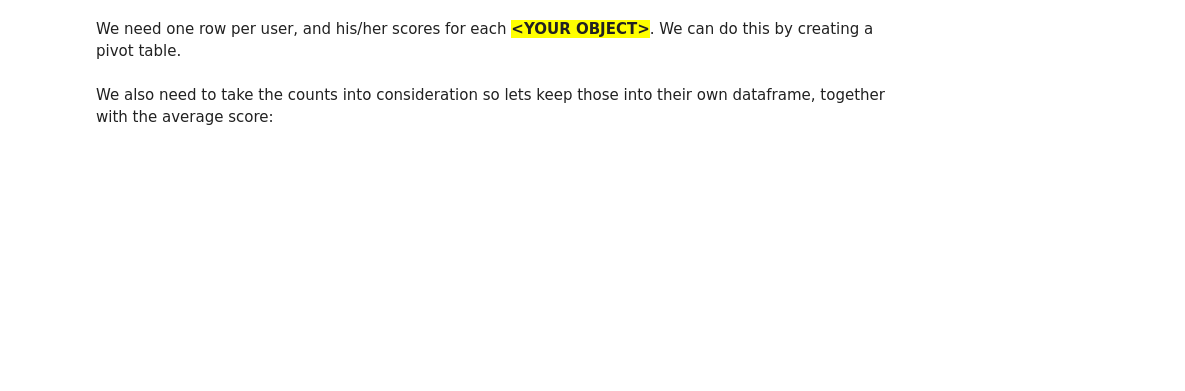
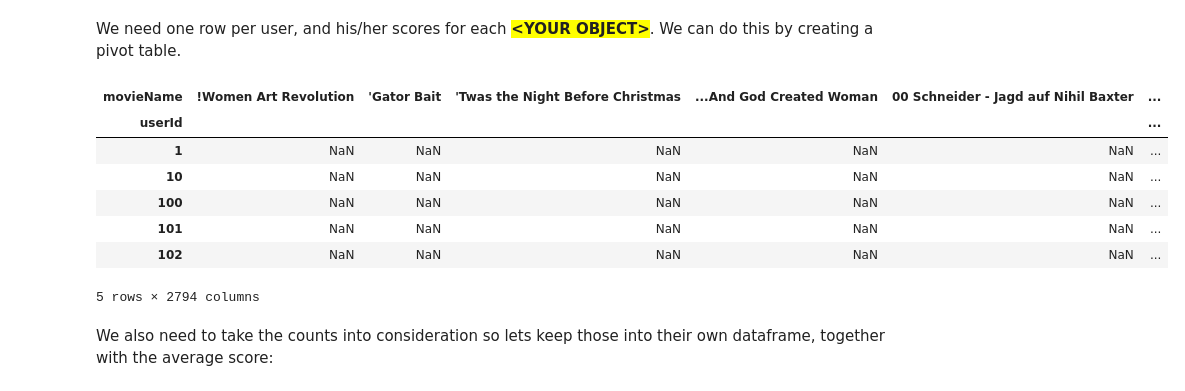
Before and after one commit to stephenpangga/Data-mining-and-statistics, a Jupyter notebook: Week 7/Assignment/DMS - S7 - Assignment 4 - Template (1).ipynb, the cells around one changed output. Drawn from its saved outputs; the diff is of its cells as text; code cells hidden in the pictures; blank space fills up the shorter version.

```diff
--- a/Week 7/Assignment/DMS - S7 - Assignment 4 - Template (1).ipynb
+++ b/Week 7/Assignment/DMS - S7 - Assignment 4 - Template (1).ipynb
@@ -61,3 +87,20 @@ We need one row per user, and his/her scores for each **<span style='background:
+# %%
+# issues with making a pivot due to rating value not being cable
+merge_df['rating'] = pd.to_numeric(merge_df['rating'], errors='coerce', downcast='integer')
+
+# code to create pivot table
+
+rating_matrix = merge_df.pivot_table(index='userId', columns='movieName', values='rating')
+rating_matrix.head()
+# %% [output]
+| movieName | !Women Art Revolution | 'Gator Bait | 'Twas the Night Before Christmas | ...And God Created Woman | 00 Schneider - Jagd auf Nihil Baxter | ... |
+| userId |  |  |  |  |  | ... |
+| 1 | NaN | NaN | NaN | NaN | NaN | ... |
+| 10 | NaN | NaN | NaN | NaN | NaN | ... |
+| 100 | NaN | NaN | NaN | NaN | NaN | ... |
+| 101 | NaN | NaN | NaN | NaN | NaN | ... |
+| 102 | NaN | NaN | NaN | NaN | NaN | ... |
+5 rows × 2794 columns
 # %% [markdown]
 We also need to take the counts into consideration so lets keep those into their own dataframe, together with the average score:
 # %%
```
Also changed, not shown: parts of 14 cells of this notebook.
